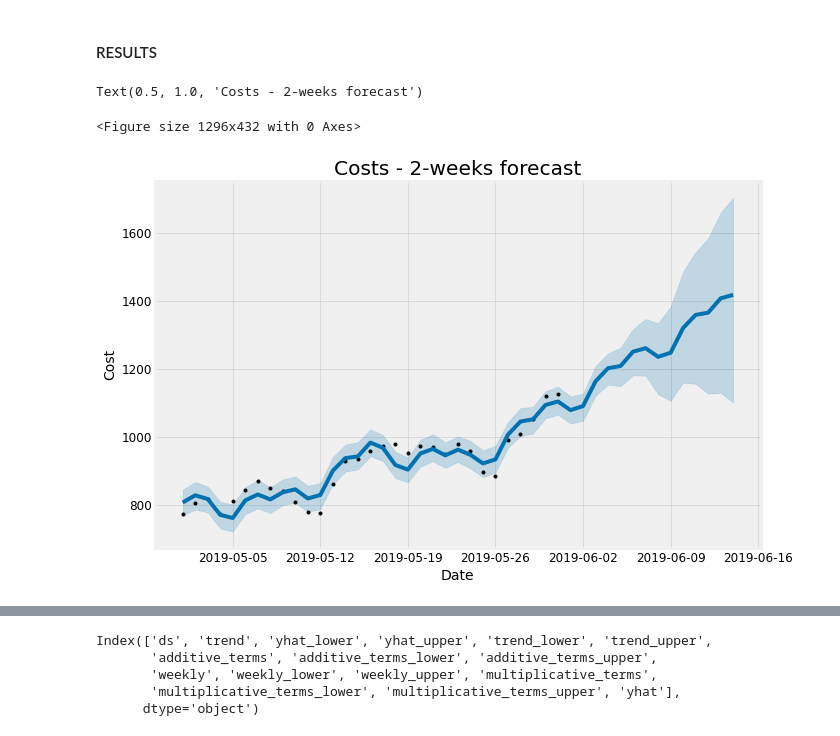
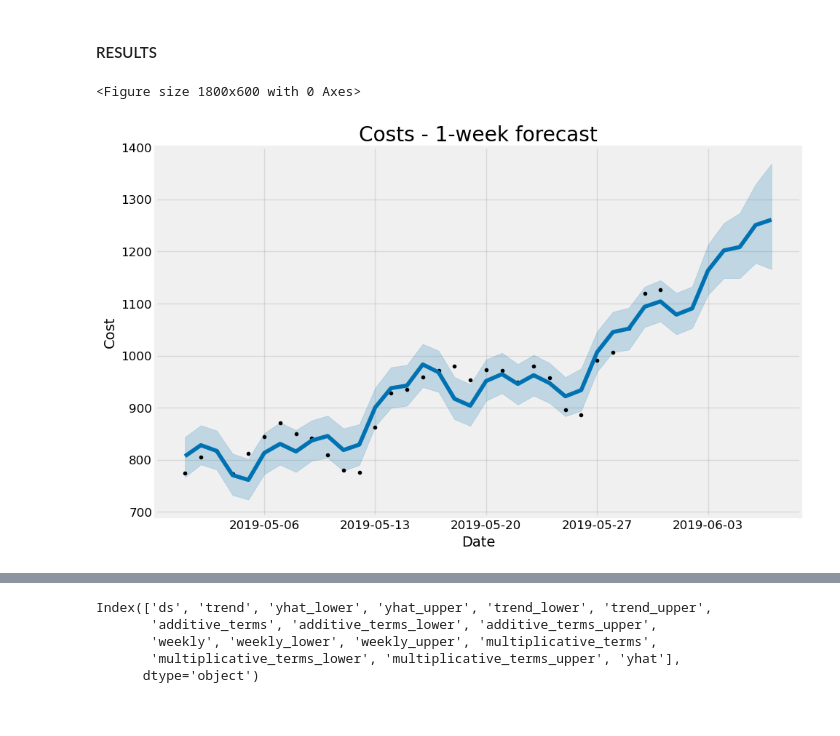
Before and after one commit to homocuadratus/time-series-final-work, a Jupyter notebook: meli_costs_forecast_prophet.ipynb, the cells around one changed output, grey strips where cells are left out. Saved outputs shown, nothing was run; the diff lists cells and outputs as text; code cells hidden in the pictures.

```diff
--- a/meli_costs_forecast_prophet.ipynb
+++ b/meli_costs_forecast_prophet.ipynb
@@ -48,3 +43,6 @@ df_costs = pd.read_excel(costs_raw)
+# %%
+costs_time_series_path = "meli_ec2_blended_cost_may_2019.xlsx"
+df_costs = pd.read_excel(costs_time_series_path)
 # %% [markdown]
 ### INDEXING
 
@@ -124,7 +124,7 @@ INFO:fbprophet:Disabling daily seasonality. Run prophet with daily_seasonality=T
 
 Once the model has been fitted, we make a dataset to store future predictions with output frequency equal to "periods"
 # %%
-future = prophet.make_future_dataframe(periods=14)
+future = prophet.make_future_dataframe(periods=7)
 # %% [markdown]
 and then we use the predict method to make our forecast
 # %%
@@ -134,11 +134,11 @@ forecast = prophet.predict(future)
 # %%
 plt.figure(figsize=(18, 6))
 prophet.plot(forecast, xlabel = 'Date', ylabel = 'Cost')
-plt.title('Costs - 2-weeks forecast')
+plt.title('Costs - 1-week forecast')
+plt.show()
 # %% [output]
-Text(0.5, 1.0, 'Costs - 2-weeks forecast')
+<Figure size 1800x600 with 0 Axes>
-<Figure size 1296x432 with 0 Axes>
-[figure, old version]
+[figure, new version]
 # %% [markdown]
 ### ASSESSMENT OF THE MODEL
 
```
Also changed, not shown: parts of 11 cells of this notebook.
